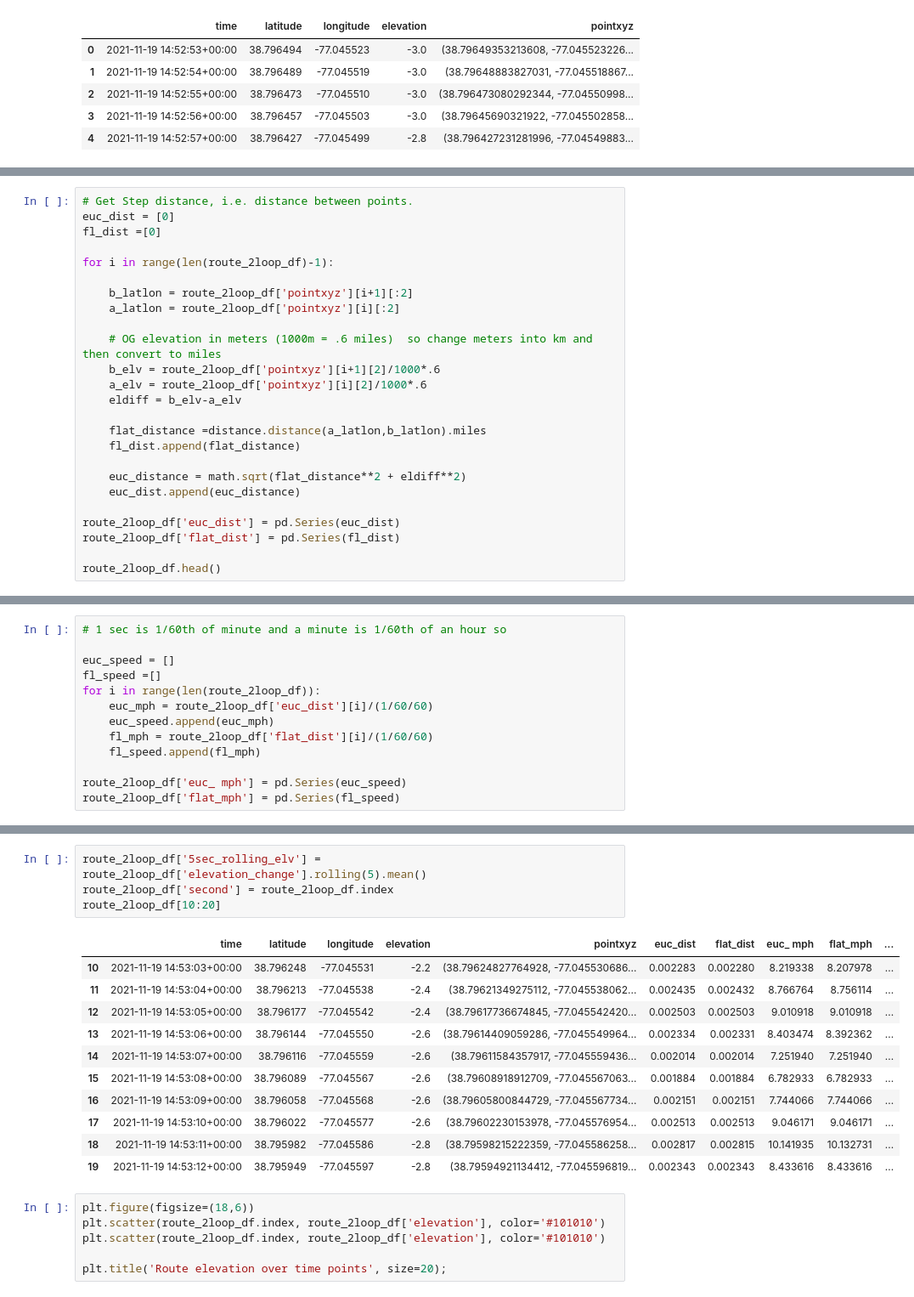
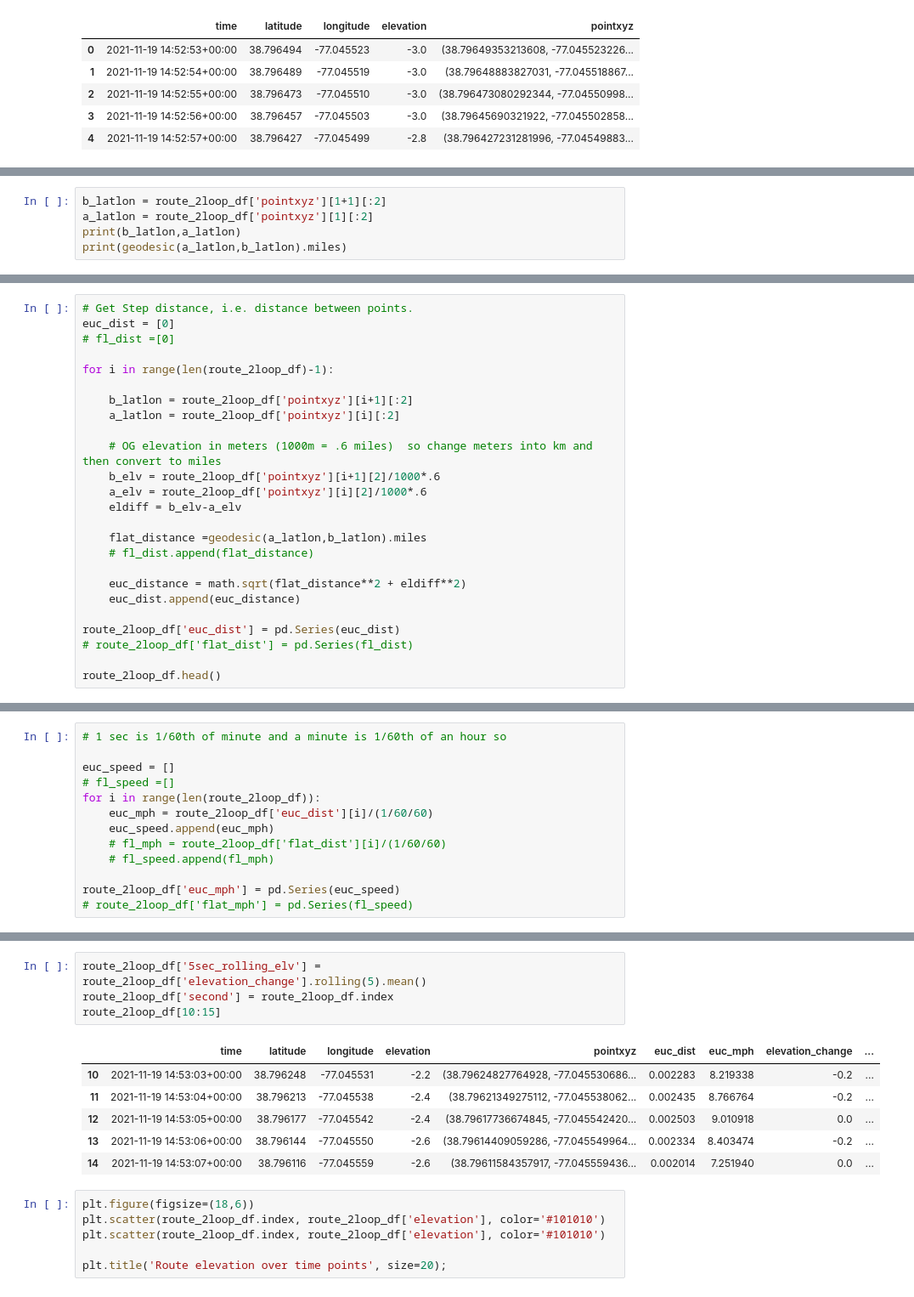
Before and after one commit to lrhf97/gpx_analysis, a Jupyter notebook: route_analysis.ipynb, the cells around one changed output, grey strips where cells are left out. Shown at 85% size. Saved outputs shown, nothing was run; the diff lists cells and outputs as text.

Commit message:
fixed cum_dist

```diff
--- a/route_analysis.ipynb
+++ b/route_analysis.ipynb
@@ -136,2 +131,7 @@ from geopy.distance import lonlat, distance
 from geopy import distance
 import math
+# %%
+b_latlon = route_2loop_df['pointxyz'][1+1][:2]
+a_latlon = route_2loop_df['pointxyz'][1][:2]
+print(b_latlon,a_latlon)
+print(geodesic(a_latlon,b_latlon).miles)
@@ -138,7 +141,7 @@ import math
 # %%
 # Get Step distance, i.e. distance between points.
 euc_dist = [0]
-fl_dist =[0]
+# fl_dist =[0]
 
 for i in range(len(route_2loop_df)-1):
 
@@ -150,14 +153,14 @@ for i in range(len(route_2loop_df)-1):
     a_elv = route_2loop_df['pointxyz'][i][2]/1000*.6
     eldiff = b_elv-a_elv
 
-    flat_distance =distance.distance(a_latlon,b_latlon).miles
-    fl_dist.append(flat_distance)
+    flat_distance =geodesic(a_latlon,b_latlon).miles
+    # fl_dist.append(flat_distance)
 
     euc_distance = math.sqrt(flat_distance**2 + eldiff**2)
     euc_dist.append(euc_distance)
 
 route_2loop_df['euc_dist'] = pd.Series(euc_dist)
-route_2loop_df['flat_dist'] = pd.Series(fl_dist)
+# route_2loop_df['flat_dist'] = pd.Series(fl_dist)
 
 route_2loop_df.head()
 # %% [output]
@@ -171,15 +174,15 @@ route_2loop_df.head()
 # 1 sec is 1/60th of minute and a minute is 1/60th of an hour so
 
 euc_speed = []
-fl_speed =[]
+# fl_speed =[]
 for i in range(len(route_2loop_df)):
     euc_mph = route_2loop_df['euc_dist'][i]/(1/60/60)
     euc_speed.append(euc_mph)
-    fl_mph = route_2loop_df['flat_dist'][i]/(1/60/60)
-    fl_speed.append(fl_mph)
+    # fl_mph = route_2loop_df['flat_dist'][i]/(1/60/60)
+    # fl_speed.append(fl_mph)
 
-route_2loop_df['euc_ mph'] = pd.Series(euc_speed)
-route_2loop_df['flat_mph'] = pd.Series(fl_speed)
+route_2loop_df['euc_mph'] = pd.Series(euc_speed)
+# route_2loop_df['flat_mph'] = pd.Series(fl_speed)
 # %%
 elevation_change = [0]
 
@@ -214,19 +217,14 @@ route_2loop_df.describe()
 # %%
 route_2loop_df['5sec_rolling_elv'] = route_2loop_df['elevation_change'].rolling(5).mean()
 route_2loop_df['second'] = route_2loop_df.index
-route_2loop_df[10:20]
+route_2loop_df[10:15]
 # %% [output]
-|  | time | latitude | longitude | elevation | pointxyz | euc_dist | flat_dist | euc_ mph | flat_mph | ... |
-| 10 | 2021-11-19 14:53:03+00:00 | 38.796248 | -77.045531 | -2.2 | (38.79624827764928, -77.045530686... | 0.002283 | 0.002280 | 8.219338 | 8.207978 | ... |
-| 11 | 2021-11-19 14:53:04+00:00 | 38.796213 | -77.045538 | -2.4 | (38.79621349275112, -77.045538062... | 0.002435 | 0.002432 | 8.766764 | 8.756114 | ... |
-| 12 | 2021-11-19 14:53:05+00:00 | 38.796177 | -77.045542 | -2.4 | (38.79617736674845, -77.045542420... | 0.002503 | 0.002503 | 9.010918 | 9.010918 | ... |
-| 13 | 2021-11-19 14:53:06+00:00 | 38.796144 | -77.045550 | -2.6 | (38.79614409059286, -77.045549964... | 0.002334 | 0.002331 | 8.403474 | 8.392362 | ... |
-| 14 | 2021-11-19 14:53:07+00:00 | 38.796116 | -77.045559 | -2.6 | (38.79611584357917, -77.045559436... | 0.002014 | 0.002014 | 7.251940 | 7.251940 | ... |
-| 15 | 2021-11-19 14:53:08+00:00 | 38.796089 | -77.045567 | -2.6 | (38.79608918912709, -77.045567063... | 0.001884 | 0.001884 | 6.782933 | 6.782933 | ... |
-| 16 | 2021-11-19 14:53:09+00:00 | 38.796058 | -77.045568 | -2.6 | (38.79605800844729, -77.045567734... | 0.002151 | 0.002151 | 7.744066 | 7.744066 | ... |
-| 17 | 2021-11-19 14:53:10+00:00 | 38.796022 | -77.045577 | -2.6 | (38.79602230153978, -77.045576954... | 0.002513 | 0.002513 | 9.046171 | 9.046171 | ... |
-| 18 | 2021-11-19 14:53:11+00:00 | 38.795982 | -77.045586 | -2.8 | (38.79598215222359, -77.045586258... | 0.002817 | 0.002815 | 10.141935 | 10.132731 | ... |
-| 19 | 2021-11-19 14:53:12+00:00 | 38.795949 | -77.045597 | -2.8 | (38.79594921134412, -77.045596819... | 0.002343 | 0.002343 | 8.433616 | 8.433616 | ... |
+|  | time | latitude | longitude | elevation | pointxyz | euc_dist | euc_mph | elevation_change | ... |
+| 10 | 2021-11-19 14:53:03+00:00 | 38.796248 | -77.045531 | -2.2 | (38.79624827764928, -77.045530686... | 0.002283 | 8.219338 | -0.2 | ... |
+| 11 | 2021-11-19 14:53:04+00:00 | 38.796213 | -77.045538 | -2.4 | (38.79621349275112, -77.045538062... | 0.002435 | 8.766764 | -0.2 | ... |
+| 12 | 2021-11-19 14:53:05+00:00 | 38.796177 | -77.045542 | -2.4 | (38.79617736674845, -77.045542420... | 0.002503 | 9.010918 | 0.0 | ... |
+| 13 | 2021-11-19 14:53:06+00:00 | 38.796144 | -77.045550 | -2.6 | (38.79614409059286, -77.045549964... | 0.002334 | 8.403474 | -0.2 | ... |
+| 14 | 2021-11-19 14:53:07+00:00 | 38.796116 | -77.045559 | -2.6 | (38.79611584357917, -77.045559436... | 0.002014 | 7.251940 | 0.0 | ... |
 # %%
 plt.figure(figsize=(18,6))
 plt.scatter(route_2loop_df.index, route_2loop_df['elevation'], color='#101010')
```
Also changed, not shown: parts of 10 cells of this notebook, 4 other files.
